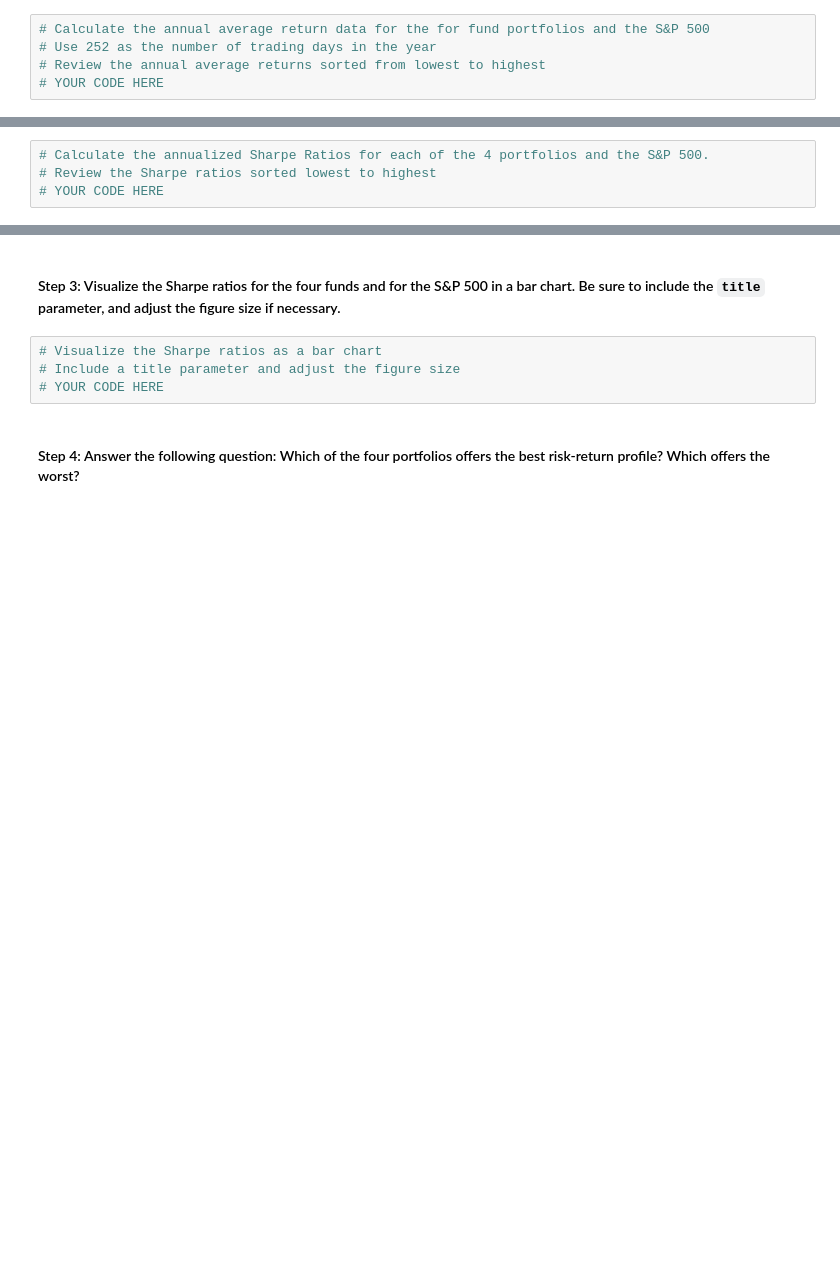
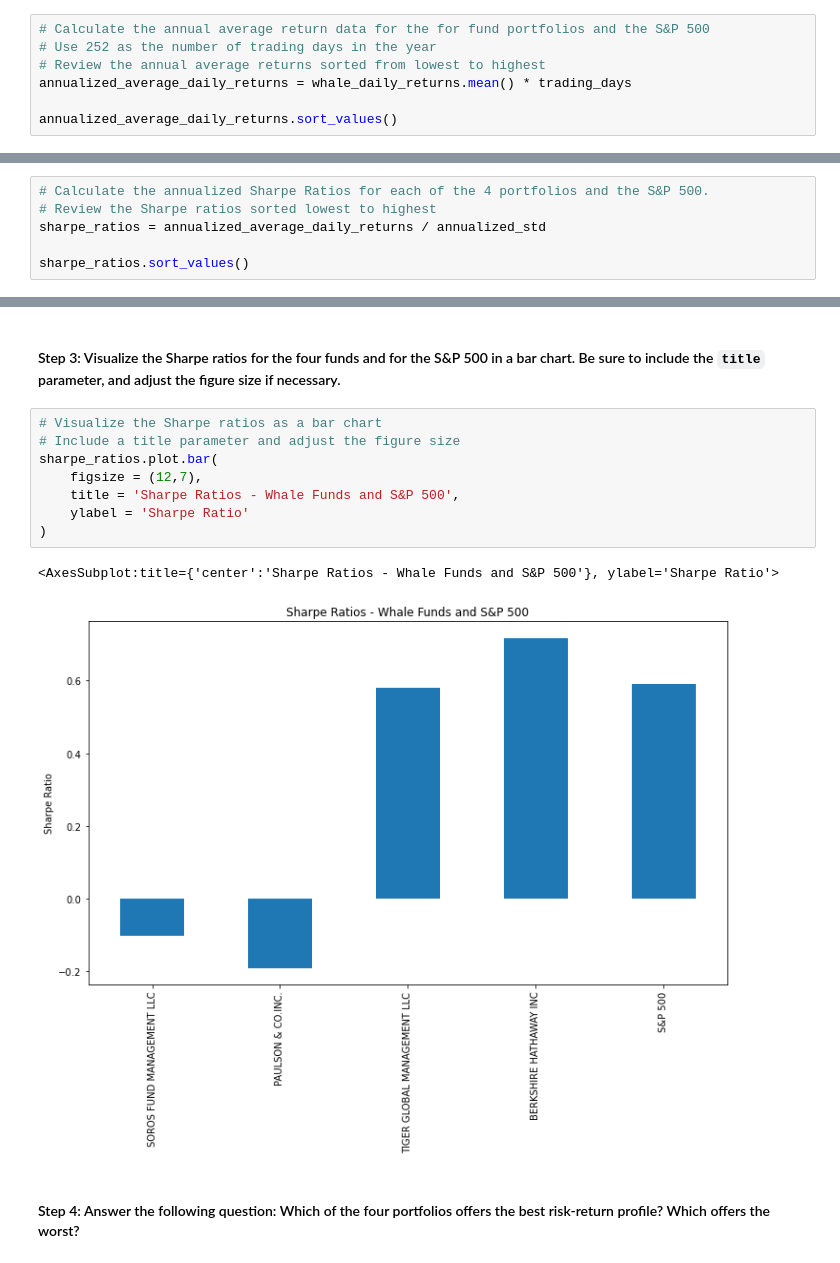
Before and after one commit to elliotlozano/portfolio_optimizer, a Jupyter notebook: risk_return_analysis.ipynb, the cells around one changed output, grey strips where cells are left out. Cells and saved outputs as stored; diff of their text form; blank space fills up the shorter version.

Commit message:
analyzed risk-return profiles by calculating sharpe ratios for each asset

```diff
--- a/risk_return_analysis.ipynb
+++ b/risk_return_analysis.ipynb
@@ -319,4 +319,6 @@ To determine the overall risk of an asset or portfolio, quantitative analysts an
 # Calculate the annual average return data for the for fund portfolios and the S&P 500
 # Use 252 as the number of trading days in the year
 # Review the annual average returns sorted from lowest to highest
-# YOUR CODE HERE
+annualized_average_daily_returns = whale_daily_returns.mean() * trading_days
+
+annualized_average_daily_returns.sort_values()
@@ -325,4 +334,6 @@ To determine the overall risk of an asset or portfolio, quantitative analysts an
 # %%
 # Calculate the annualized Sharpe Ratios for each of the 4 portfolios and the S&P 500.
 # Review the Sharpe ratios sorted lowest to highest
-# YOUR CODE HERE
+sharpe_ratios = annualized_average_daily_returns / annualized_std
+
+sharpe_ratios.sort_values()
@@ -331,6 +349,13 @@ To determine the overall risk of an asset or portfolio, quantitative analysts an
 # %%
 # Visualize the Sharpe ratios as a bar chart
 # Include a title parameter and adjust the figure size
-# YOUR CODE HERE
+sharpe_ratios.plot.bar(
+    figsize = (12,7),
+    title = 'Sharpe Ratios - Whale Funds and S&P 500',
+    ylabel = 'Sharpe Ratio'
+)
+# %% [output]
+<AxesSubplot:title={'center':'Sharpe Ratios - Whale Funds and S&P 500'}, ylabel='Sharpe Ratio'>
+[figure, added]
 # %% [markdown]
 #### Step 4: Answer the following question: Which of the four portfolios offers the best risk-return profile? Which offers the worst?
```
Also changed, not shown: parts of 4 cells of this notebook.
